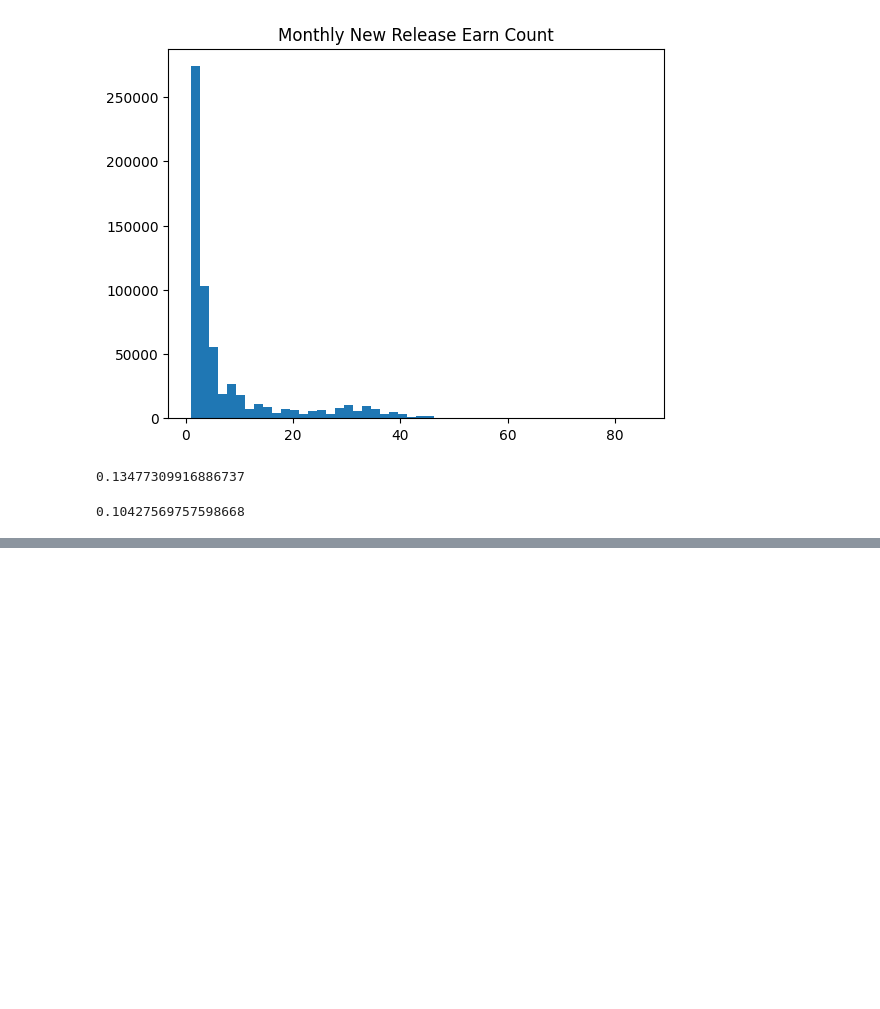
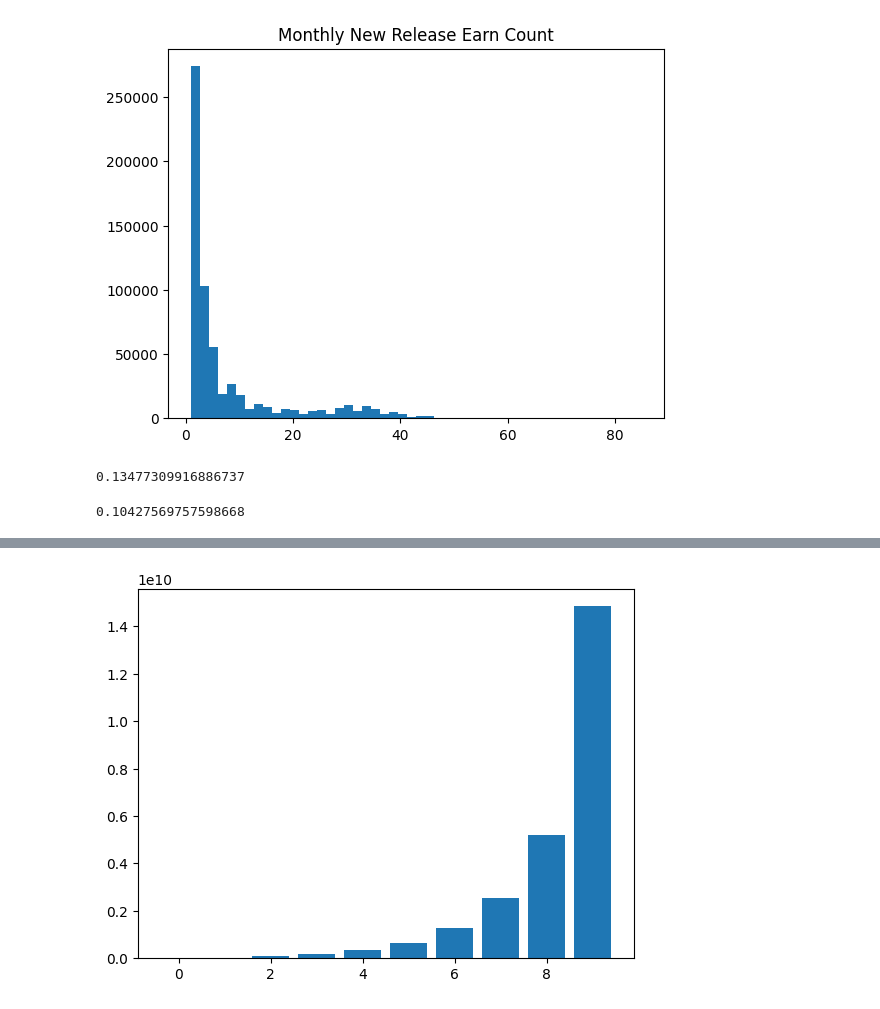
Before and after one commit to leo-z-kakaoent/tapas_new_release, a Jupyter notebook: a1_codes/a40130_user_stats.ipynb, the cells around one changed output, grey strips where cells are left out. Cells and saved outputs as stored; diff of their text form; code cells hidden in the pictures; blank space fills up the shorter version.

```diff
--- a/a1_codes/a40130_user_stats.ipynb
+++ b/a1_codes/a40130_user_stats.ipynb
@@ -238,0 +306,4 @@ plt.bar(dates)
+# %%
+dfrankpct = totaldf.sum_total_ink.rank(pct=True)
+# %%
+totaldf['rankgroup'] = np.floor((dfrankpct-1e-8)*10)
@@ -238,0 +327,7 @@ plt.bar(dates)
+# %%
+gtdf = totaldf.groupby('rankgroup')['sum_total_ink'].sum()
+# %%
+plt.bar(gtdf.index, gtdf.values)
+plt.show()
+# %% [output]
+[figure, added]
```
Also changed, not shown: parts of 24 cells of this notebook.
